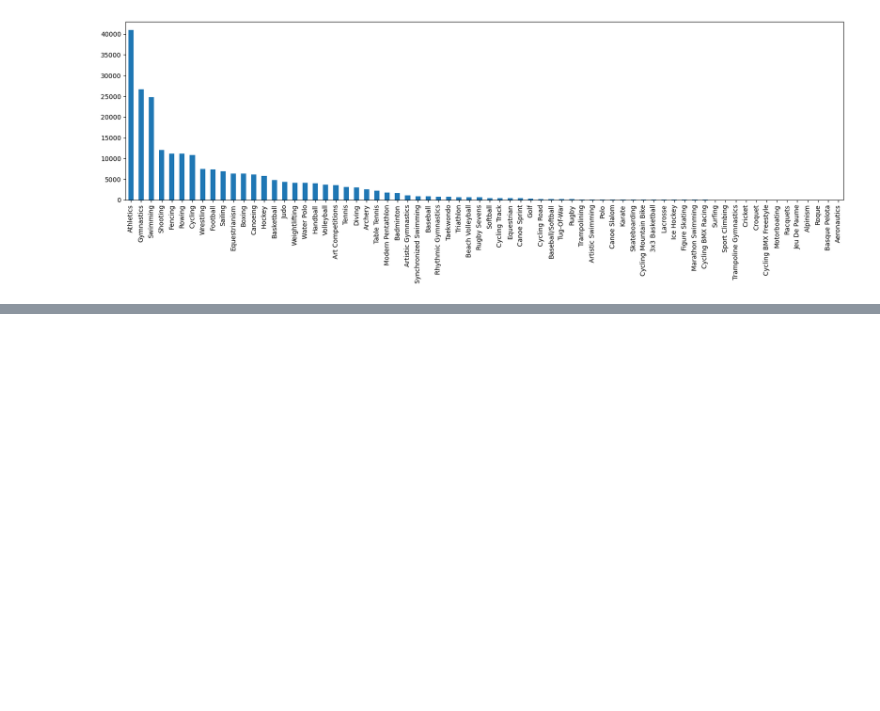
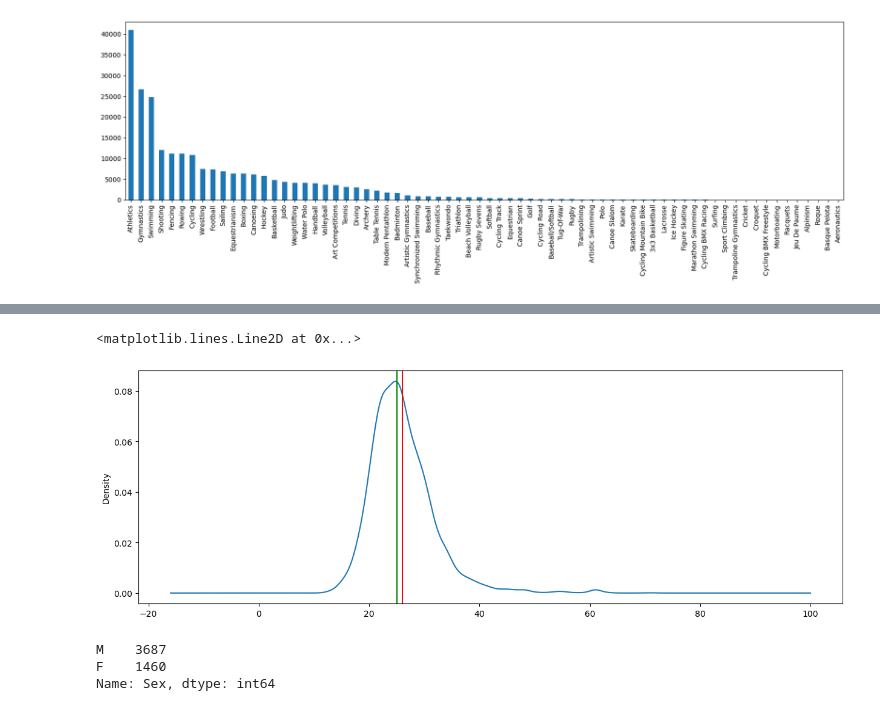
Before and after one commit to binda7/OG_pandas_pySpark_compare, a Jupyter notebook: Summer_Athletes_Olimpics_Analytics_Pandas_and_MatPlotLib.ipynb, the cells around one changed output, grey strips where cells are left out. Drawn from its saved outputs; the diff is of its cells as text; code cells hidden in the pictures; blank space fills up the shorter version.

```diff
--- a/Summer_Athletes_Olimpics_Analytics_Pandas_and_MatPlotLib.ipynb
+++ b/Summer_Athletes_Olimpics_Analytics_Pandas_and_MatPlotLib.ipynb
@@ -375,0 +398,6 @@ summer_athletes['Sport'].value_counts().plot(kind='bar', figsize=(20,5))
+# %%
+polish_athlets = summer_athletes.query("NOC == 'POL'")
+
+polish_athlets
+
+# Time 0.0s
@@ -375,0 +418,17 @@ summer_athletes['Sport'].value_counts().plot(kind='bar', figsize=(20,5))
+# %%
+ax = polish_athlets['Age'].plot(kind='density', figsize=(15,5))
+ax.axvline(polish_athlets['Age'].mean(), color='red')
+ax.axvline(polish_athlets['Age'].median(), color='green')
+
+# Time 0.9s
+# %% [output]
+<matplotlib.lines.Line2D at 0x...>
+[figure, added]
+# %%
+polish_athlets['Sex'].value_counts()
+
+# Time 0.0s
+# %% [output]
+M    3687
+F    1460
+Name: Sex, dtype: int64
```
Also changed, not shown: parts of 9 cells of this notebook.
